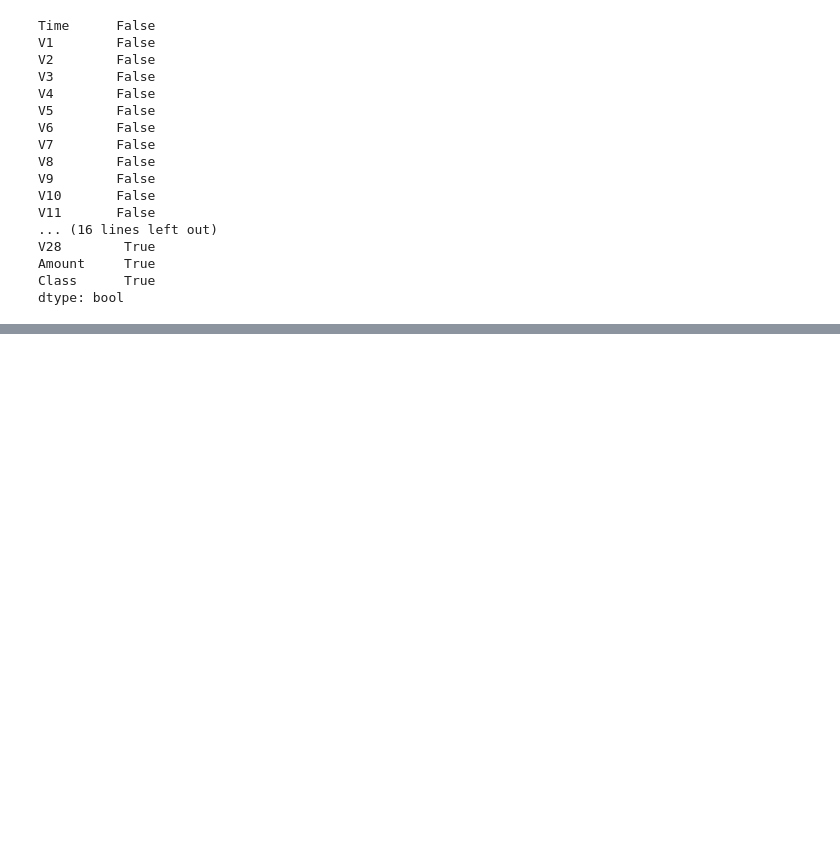
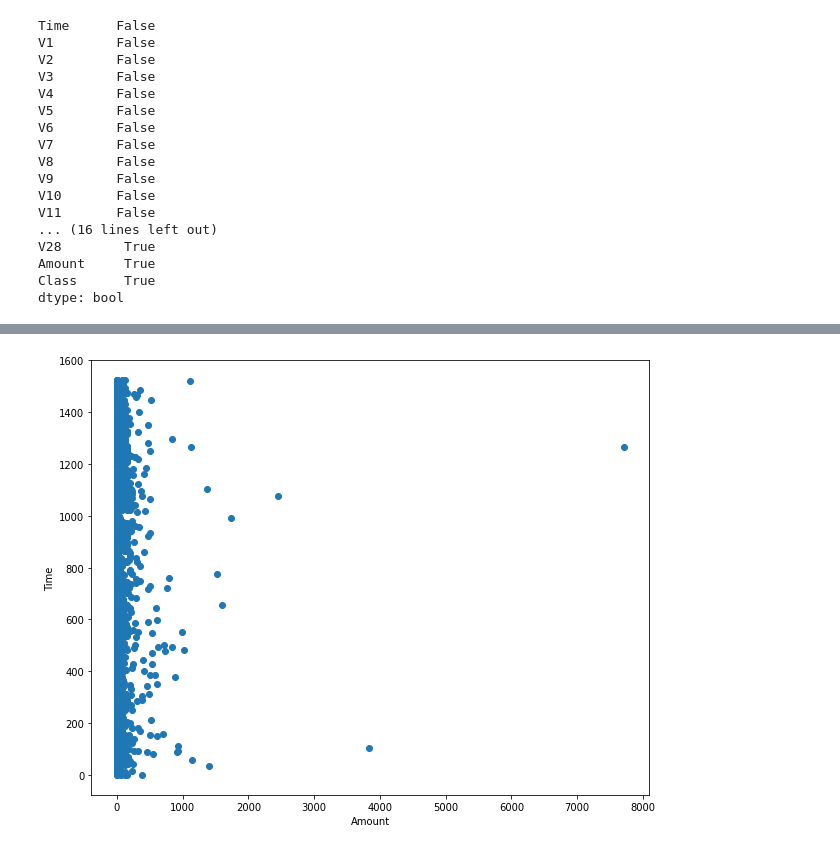
Before and after one commit to shreyapas/shreyapas, a Jupyter notebook: DSproject1.ipynb, the cells around one changed output, grey strips where cells are left out. Saved outputs shown, nothing was run; the diff lists cells and outputs as text; code cells hidden in the pictures; blank space fills up the shorter version.

```diff
--- a/DSproject1.ipynb
+++ b/DSproject1.ipynb
@@ -78,0 +202,8 @@ dtype: bool
+# %%
+fig, ax=plt.subplots(figsize=(10,8))
+ax.scatter(data_df['Amount'],data_df['Time'])
+ax.set_xlabel('Amount')
+ax.set_ylabel('Time')
+plt.show()
+# %% [output]
+[figure, added]
```
Also changed, not shown: parts of 25 cells of this notebook.
